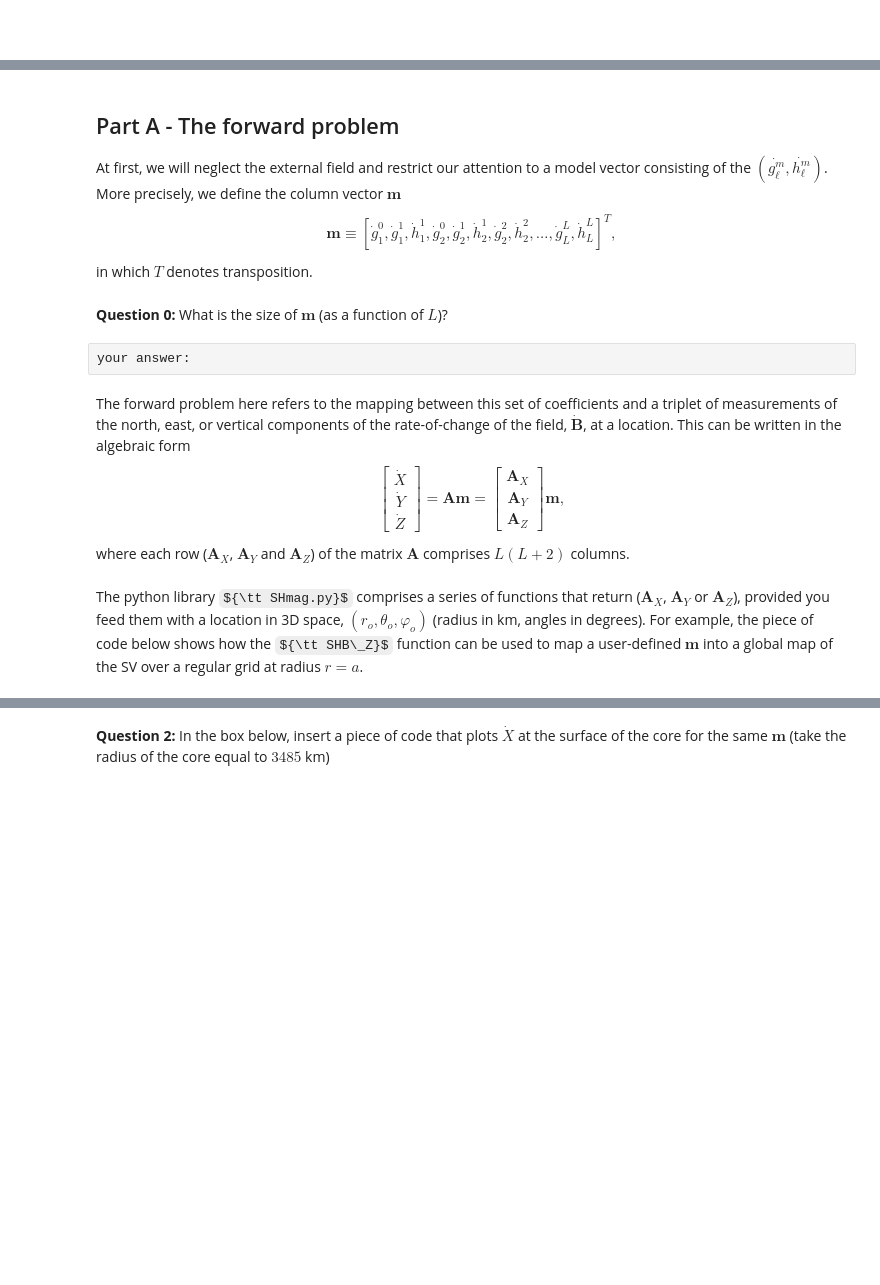
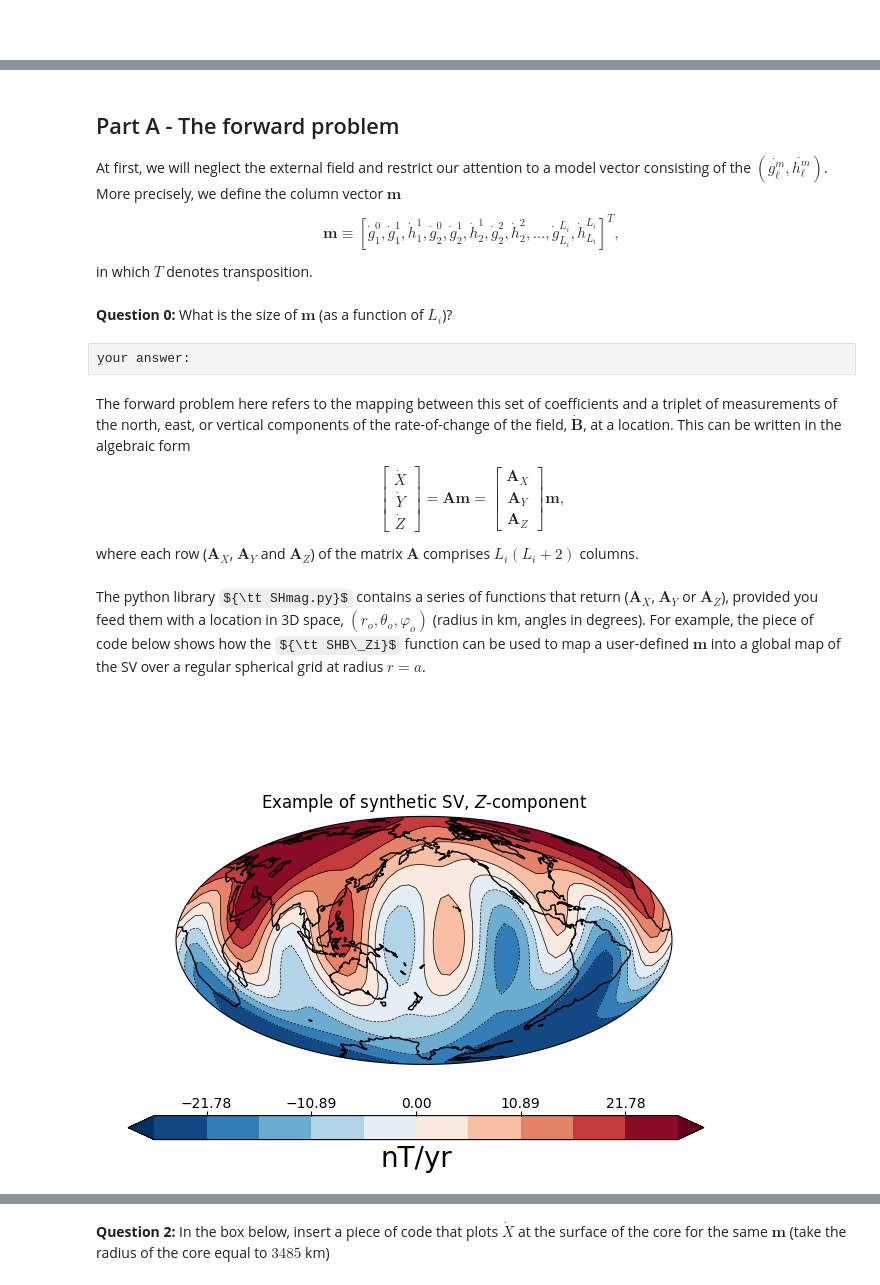
Before and after one commit to af0974/M2_ScientificComputing, a Jupyter notebook: Geomagnetic_Secular_Variation/secular_variation.ipynb, the cells around one changed output, grey strips where cells are left out. Drawn from its saved outputs; the diff is of its cells as text; code cells hidden in the pictures; some formulas as TeX source; blank space fills up the shorter version.

```diff
--- a/Geomagnetic_Secular_Variation/secular_variation.ipynb
+++ b/Geomagnetic_Secular_Variation/secular_variation.ipynb
@@ -65,11 +66,11 @@ At first, we will neglect the external field and restrict our attention to a mod
 \begin{equation}
 \mathbf{m} \equiv \left[\dot{g}_1^0, \dot{g}_1^1, \dot{h}_1^1, \dot{g}_2^0, \dot{g}_2^1,
                    \dot{h}_2^1, \dot{g}_2^2, \dot{h}_2^2,
-                  \dots, \dot{g}_L^L, \dot{h}_L^L\right]^T,
+                  \dots, \dot{g}_{L_i}^{L_i}, \dot{h}_{L_i}^{L_i}\right]^T,
 \end{equation}
 in which $T$ denotes transposition.
 # %% [markdown]
-**Question 0:** What is the size of $\mathbf{m}$ (as a function of $L$)?
+**Question 0:** What is the size of $\mathbf{m}$ (as a function of $L_i$)?
 # %% [raw]
 your answer:
 # %% [markdown]
@@ -92,14 +93,14 @@ The forward problem here refers to the mapping between this set of coefficients
 \end{array}
 \right]             \mathbf{m},
 \end{equation}
-where each row ($\mathbf{A}_X$,  $\mathbf{A}_Y$ and $\mathbf{A}_Z$) of the matrix $\mathbf{A}$ comprises $L \left(L+2\right)$ columns.
+where each row ($\mathbf{A}_X$,  $\mathbf{A}_Y$ and $\mathbf{A}_Z$) of the matrix $\mathbf{A}$ comprises $L_i \left(L_i+2\right)$ columns.
 # %% [markdown]
-The python library ${\tt SHmag.py}$ comprises a series of functions that return  ($\mathbf{A}_X$,  $\mathbf{A}_Y$ or $\mathbf{A}_Z$), provided you feed them with a location in 3D space, $(r_o, \theta_o, \varphi_o)$ (radius in km, angles in degrees).
-For example, the piece of code below shows how the ${\tt SHB\_Z}$ function can be used to map a user-defined $\mathbf{m}$ into a global map of the SV over a regular grid at radius $r=a$.
+The python library ${\tt SHmag.py}$ contains a series of functions that return  ($\mathbf{A}_X$,  $\mathbf{A}_Y$ or $\mathbf{A}_Z$), provided you feed them with a location in 3D space, $(r_o, \theta_o, \varphi_o)$ (radius in km, angles in degrees).
+For example, the piece of code below shows how the ${\tt SHB\_Zi}$ function can be used to map a user-defined $\mathbf{m}$ into a global map of the SV over a regular spherical grid at radius $r=a$.
 # %%
 %matplotlib widget
 #%matplotlib inline
-#previous line to uncomment prior to exporting to pdf - make sur to rerun all cells
+#previous line to uncomment prior to exporting to pdf - make sure to rerun all cells
 import numpy as np
 from SHmag import *
 from sv_plots_cartopy import *
@@ -107,7 +108,7 @@ from sv_plots_cartopy import *
 plt.close("all")
 
 #define regular grid
-#We give ourselves a regular grid over the sphere
+#We give ourselves a regular grid over the sphere. This grid is defined for plotting purposes only
 nlon = 61 # 61 points in longitude
 nlat = 31 # 31 points in colatitude
 #
@@ -115,50 +116,52 @@ colat = np.linspace(1., 179., nlat, endpoint=True) # we exclude the poles
 longi = np.linspace(1., 359., nlon, endpoint=True)
 
 #form 1D grid
-mygrid_colat = np.zeros(nlat*nlon) #
-mygrid_longi = np.zeros(nlat*nlon) #
-mygrid_radius = np.zeros(nlat*nlon) #
+mygrid_colat = np.zeros(nlat*nlon, dtype=float) #
+mygrid_longi = np.zeros(nlat*nlon, dtype=float) #
+mygrid_radius = np.zeros(nlat*nlon, dtype=float) #
 for ilat in range(0,nlat):
     for ilon in range(0,nlon):
         igrid = ilon + ilat*nlon
         mygrid_colat[igrid] = colat[ilat]
         mygrid_longi[igrid] = longi[ilon]
 # Set radius of each point to earth radius
 mygrid_radius[:] = 6371.2 # in km
 #
 #assemble design matrix for Z-component
-AZ = np.zeros( (nlat*nlon, ll*(ll+2)) )
+AZ = np.zeros( (nlat*nlon, li*(li+2)), dtype=float )
 for igrid in range(0, nlat*nlon):
-    AZ[igrid,:] = SHB_Z(mygrid_colat[igrid], mygrid_longi[igrid], mygrid_radius[igrid])
+    AZ[igrid,:] = SHB_Zi(mygrid_colat[igrid], mygrid_longi[igrid], mygrid_radius[igrid])
 #define example of SV
-gh = np.zeros(ll*(ll+2)) # initialize gh array
+gh = np.zeros(li*(li+2)) # initialize gh array
 lm = -1
 # gh = g10, g11, h11, g20, g21, h21,...
-for il in range(1,ll+1):    # plus 1 to include ll
+for il in range(1,li+1):    # plus 1 to include ll
     for im in range(0,il+1): # plus 1 to include il
 #       print(il, im)
         if im == 0:
             lm = lm+1
             if il == 1:
-                gh[lm] = -10.0     # axial dipole
+                gh[lm] = -10.0     # axial dipole l = 1, m =0, lm=0
         elif im > 0:
             lm = lm+1
 #           the g
             if il == 2 and im == 1: #
-                gh[lm] = -4.0
+                gh[lm] = -4.0      # quadrupole, l =2, m = 1, (lm=4)
             lm = lm+1
 #           the h
-            if il == 1 and im == 1: # equatorial dipole
+            if il == 1 and im == 1: # equatorial dipole  l=1, m=1
                 gh[lm] = -4.0
             if il == 5 and im == 5:
-                gh[lm] = 3.
+                gh[lm] = 3.             # sectoral harmonic l=5, m=5
 #
 #compute value of SV (Z component) on regular grid
 SVZ = np.zeros( nlat*nlon ) # initialization
 
 #Compute A times m
 SVZ = np.dot(AZ, gh)
 
-mollweide_plot(SVZ, nlat, nlon, colat, longi, Title="Example of synthetic SV, vertical component")
+hammer_plot(SVZ, nlat, nlon, colat, longi, Title="Example of synthetic SV, $Z$-component")
+# %% [output]
+[figure, added]
 # %% [markdown]
 **Question 1:**
```
Also changed, not shown: parts of 15 cells of this notebook, 8 other files.
